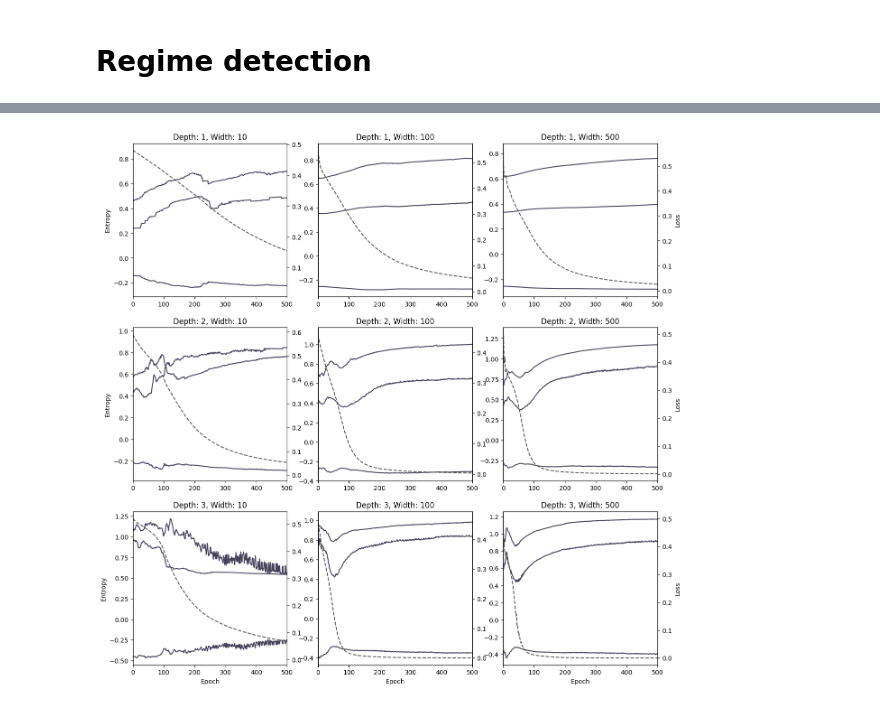
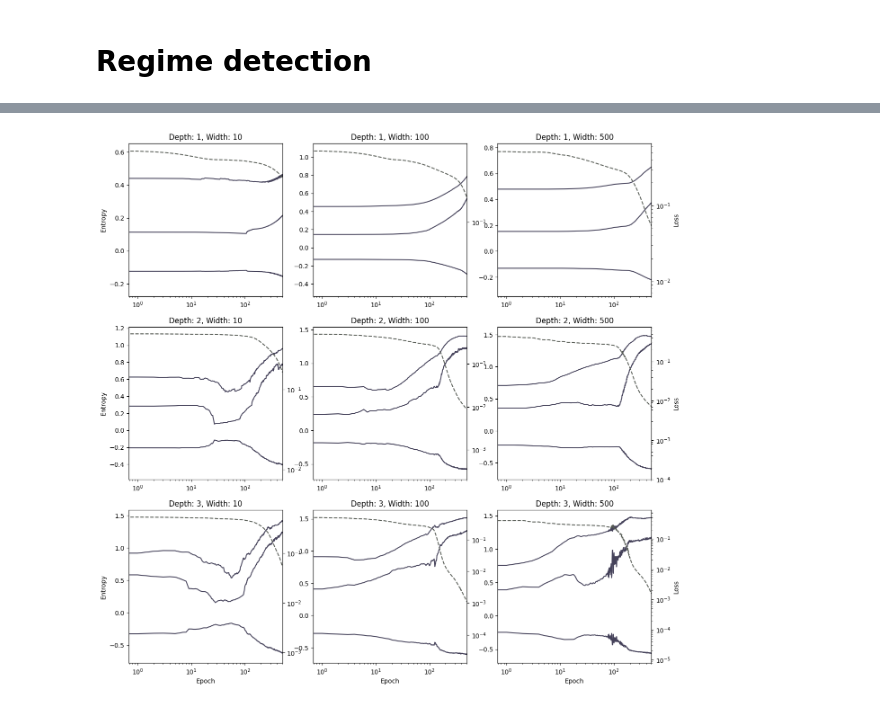
Before and after one commit to SamTov/projects, a Jupyter notebook: theoml-lab/learning-regimes/architecture/plotting.ipynb, the cells around one changed output, grey strips where cells are left out. Saved outputs shown, nothing was run; the diff lists cells and outputs as text; code cells hidden in the pictures.

```diff
--- a/theoml-lab/learning-regimes/architecture/plotting.ipynb
+++ b/theoml-lab/learning-regimes/architecture/plotting.ipynb
@@ -95,6 +106,7 @@ for j, depth in enumerate([1, 2, 3]):
             color=colours[0]
         )
         y1_ax.set_yscale("log")
+        y1_ax.set_yscale("log")
 
         y2_ax.plot(
             item[0].loss,
@@ -102,6 +114,7 @@ for j, depth in enumerate([1, 2, 3]):
             color=colours[1]
         )
         y2_ax.set_yscale("log")
+        y2_ax.set_xscale("log")
 
         y1_ax.set_xlim(0, 2000)
 
@@ -120,6 +133,6 @@ for j, depth in enumerate([1, 2, 3]):
         y1_ax.set_title(f"Depth: {depth}, Width: {titles[i]}")
 
 
-# plt.savefig("trace-loss-short.png", dpi=600)
+plt.savefig("circle/trace-loss.pdf", dpi=600)
 plt.show()
 # %% [output]
@@ -146,7 +159,7 @@ for j, depth in enumerate([1, 2, 3]):
             ls=linestyles[0],
             color=colours[0]
         )
-#         y1_ax.set_yscale("log")
+        y1_ax.set_xscale("log")
 
         y2_ax.plot(
             item[0].loss,
@@ -172,6 +185,6 @@ for j, depth in enumerate([1, 2, 3]):
         y1_ax.set_title(f"Depth: {depth}, Width: {titles[i]}")
 
 
-plt.savefig("entropy-loss-long.png", dpi=600)
+plt.savefig("circle/entropy-loss.pdf", dpi=600)
 plt.show()
 # %% [output]
@@ -207,7 +220,7 @@ for j, depth in enumerate([1, 2, 3]):
         )
         y2_ax.set_yscale("log")
 
-        y1_ax.set_xlim(0, 2000)
+        y1_ax.set_xscale("log")
 
         if j == 2:
             y1_ax.set_xlabel("Epoch")
@@ -224,6 +237,6 @@ for j, depth in enumerate([1, 2, 3]):
         y1_ax.set_title(f"Depth: {depth}, Width: {titles[i]}")
 
 
-plt.savefig("entropy-ld-long.png", dpi=600)
+plt.savefig("circle/entropy-ld.pdf", dpi=600)
 plt.show()
 # %% [output]
@@ -259,7 +272,7 @@ for j, depth in enumerate([1, 2, 3]):
         )
 #         y2_ax.set_yscale("log")
 
-        y1_ax.set_xlim(0, 2000)
+        y1_ax.set_xscale("log")
 
         if j == 2:
             y1_ax.set_xlabel("Epoch")
@@ -276,6 +289,6 @@ for j, depth in enumerate([1, 2, 3]):
         y1_ax.set_title(f"Depth: {depth}, Width: {titles[i]}")
 
 
-plt.savefig("trace-entropy-long.png", dpi=600)
+plt.savefig("circle/trace-entropy.pdf", dpi=600)
 plt.show()
 # %% [output]
@@ -335,33 +328,35 @@ for j, depth in enumerate([1, 2, 3]):
             cross_entropy,
             ls=linestyles[0],
             color=colours[0]
         )
 
         y2_ax.plot(
             item[0].loss,
             ls=linestyles[1],
             color=colours[1]
         )
-#         y2_ax.set_yscale("log")
+        y2_ax.set_yscale("log")
+        y2_ax.set_xscale("log")
+
 
         y1_ax.set_xlim(0, 500)
 
         if j == 2:
             y1_ax.set_xlabel("Epoch")
 
         if i == 0:
             y1_ax.set_ylabel("Entropy")
         else:
             y1_ax.set_yticks([], minor=True)
         if i == 2:
             y2_ax.set_ylabel("Loss")
         else:
             y2_ax.set_yticks([], minor=True)
 
         y1_ax.set_title(f"Depth: {depth}, Width: {titles[i]}")
 
 
-# plt.savefig("trace-entropy-long.png", dpi=600)
+plt.savefig("circle/class-entropy.pdf", dpi=600)
 plt.show()
 # %% [output]
-[figure, old version]
+[figure, new version]
```
Also changed, not shown: parts of 9 cells of this notebook, 8 other files.
